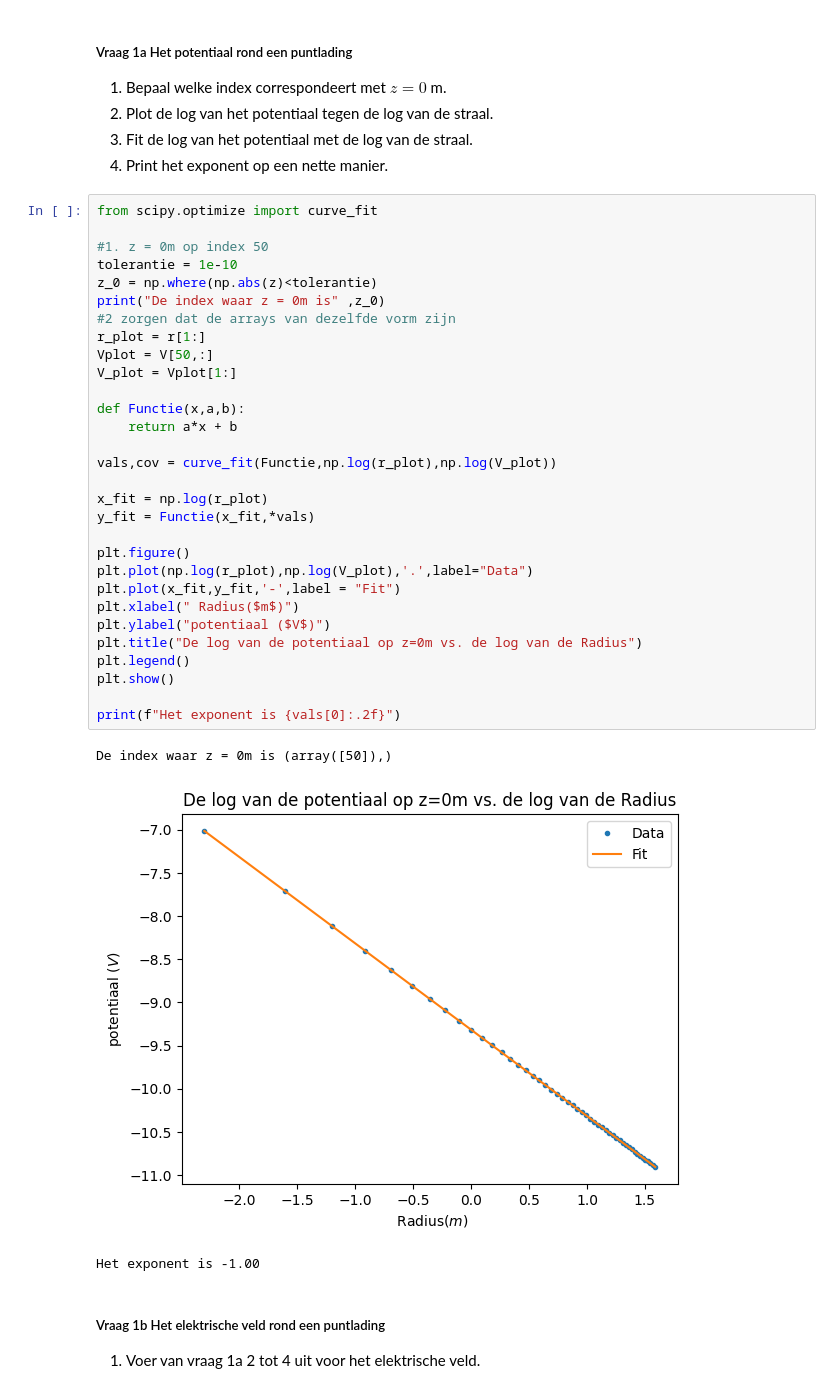
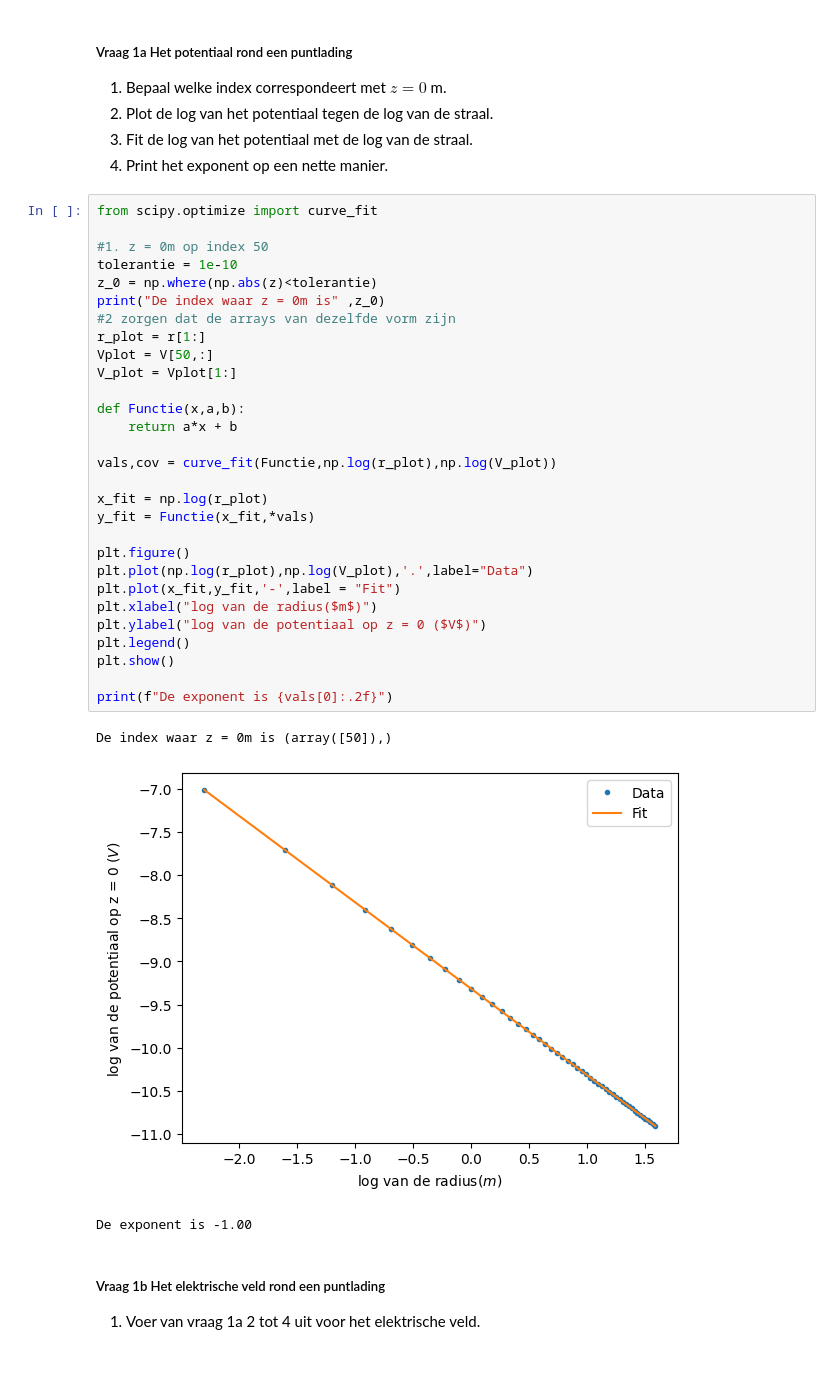
Before and after one commit to daantjebunschoten1-gif/opdrachten-DEF-D, a Jupyter notebook: DigitaleOntwerpopdrachten/1CondensatorOpdracht/CondensatorOntwerpopdracht.ipynb, the cells around one changed output. Drawn from its saved outputs; the diff is of its cells as text; blank space fills up the shorter version.

```diff
--- a/DigitaleOntwerpopdrachten/1CondensatorOpdracht/CondensatorOntwerpopdracht.ipynb
+++ b/DigitaleOntwerpopdrachten/1CondensatorOpdracht/CondensatorOntwerpopdracht.ipynb
@@ -90,37 +89,36 @@ plot_results_pt_charge_at_origin(Ez, Er, normE, V, r, z, grid_step)
 # %%
 from scipy.optimize import curve_fit
 
 #1. z = 0m op index 50
 tolerantie = 1e-10
 z_0 = np.where(np.abs(z)<tolerantie)
 print("De index waar z = 0m is" ,z_0)
 #2 zorgen dat de arrays van dezelfde vorm zijn
 r_plot = r[1:]
 Vplot = V[50,:]
 V_plot = Vplot[1:]
 
 def Functie(x,a,b):
     return a*x + b
 
 vals,cov = curve_fit(Functie,np.log(r_plot),np.log(V_plot))
 
 x_fit = np.log(r_plot)
 y_fit = Functie(x_fit,*vals)
 
 plt.figure()
 plt.plot(np.log(r_plot),np.log(V_plot),'.',label="Data")
 plt.plot(x_fit,y_fit,'-',label = "Fit")
-plt.xlabel(" Radius($m$)")
-plt.ylabel("potentiaal ($V$)")
-plt.title("De log van de potentiaal op z=0m vs. de log van de Radius")
+plt.xlabel("log van de radius($m$)")
+plt.ylabel("log van de potentiaal op z = 0 ($V$)")
 plt.legend()
 plt.show()
 
-print(f"Het exponent is {vals[0]:.2f}")
+print(f"De exponent is {vals[0]:.2f}")
 # %% [output]
 De index waar z = 0m is (array([50]),)
-[figure, old version]
+[figure, new version]
-Het exponent is -1.00
+De exponent is -1.00
 # %% [markdown]
 ##### Vraag 1b Het elektrische veld rond een puntlading
 1. Voer van vraag 1a 2 tot 4 uit voor het elektrische veld.
```
Also changed, not shown: parts of 7 cells of this notebook.
